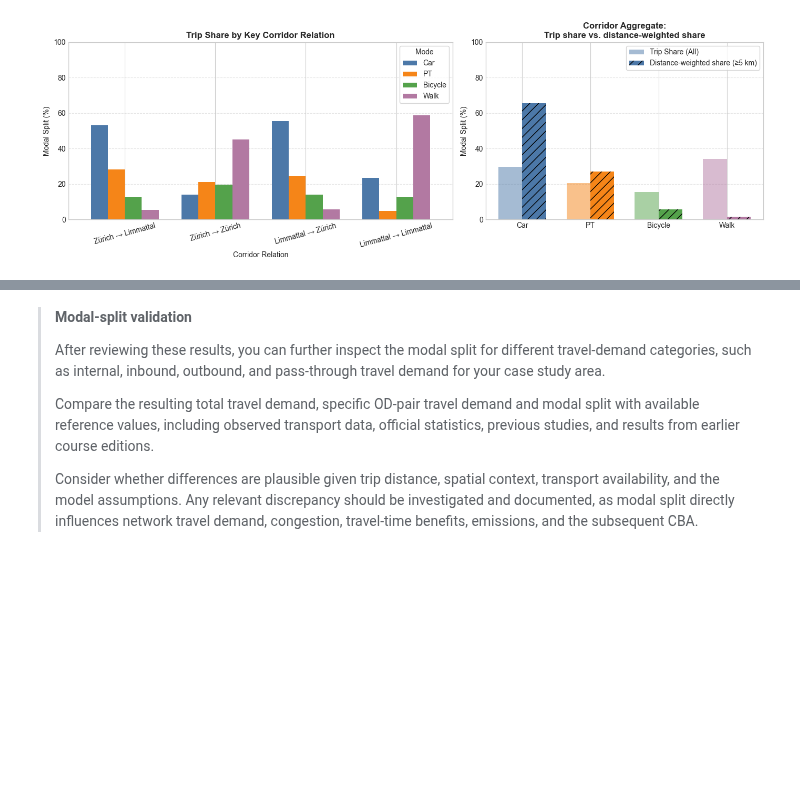
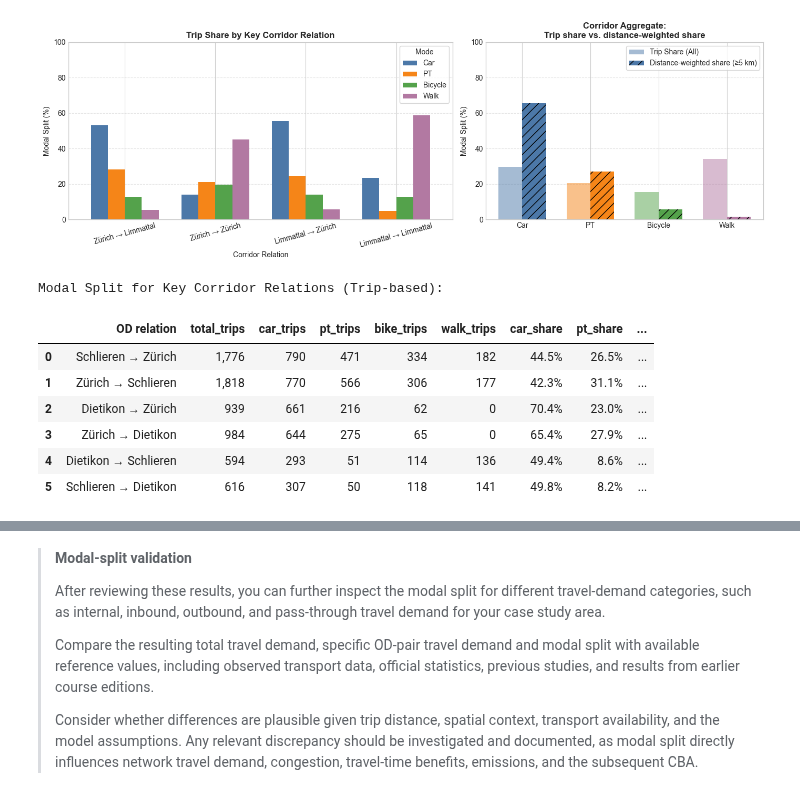
Before and after one commit to sebischoff/IP-HS26-MehrSpur-CaseStudy, a Jupyter notebook: notebooks/02_system_modeling.ipynb, the cells around one changed output, grey strips where cells are left out. Cells and saved outputs as stored; diff of their text form; code cells hidden in the pictures; blank space fills up the shorter version.

```diff
--- a/notebooks/02_system_modeling.ipynb
+++ b/notebooks/02_system_modeling.ipynb
@@ -687,3 +687,35 @@ Modal Split for Key Corridor Relations (Trip-based):
 | 2 | Limmattal → Zürich | 3,208 | 1,783 | 786 | 453 | 187 | 55.6% | 24.5% | ... |
 | 3 | Limmattal → Limmattal | 15,666 | 3,688 | 737 | 2,009 | 9,233 | 23.5% | 4.7% | ... |
 [figure]
+# %%
+key_pairs = [
+    ("Schlieren", "Zürich"),
+    ("Zürich", "Schlieren"),
+    ("Dietikon", "Zürich"),
+    ("Zürich", "Dietikon"),
+    ("Dietikon", "Schlieren"),
+    ("Schlieren", "Dietikon")
+]
+od_split = tmi.corridor_od_summary(ctx, res_stage0, key_pairs)
+exports.save_outputs("1_5_baseline_modal_split", tables={"od_relations": od_split})
+print("\nModal Split for Key Corridor Relations (Trip-based):")
+display(od_split.style.format({
+    "total_trips": "{:,.0f}",
+    "car_trips": "{:,.0f}",
+    "pt_trips": "{:,.0f}",
+    "bike_trips": "{:,.0f}",
+    "walk_trips": "{:,.0f}",
+    "car_share": "{:.1%}",
+    "pt_share": "{:.1%}",
+    "bike_share": "{:.1%}",
+    "walk_share": "{:.1%}",
+}))
+# %% [output]
+Modal Split for Key Corridor Relations (Trip-based):
+|  | OD relation | total_trips | car_trips | pt_trips | bike_trips | walk_trips | car_share | pt_share | ... |
+| 0 | Schlieren → Zürich | 1,776 | 790 | 471 | 334 | 182 | 44.5% | 26.5% | ... |
+| 1 | Zürich → Schlieren | 1,818 | 770 | 566 | 306 | 177 | 42.3% | 31.1% | ... |
+| 2 | Dietikon → Zürich | 939 | 661 | 216 | 62 | 0 | 70.4% | 23.0% | ... |
+| 3 | Zürich → Dietikon | 984 | 644 | 275 | 65 | 0 | 65.4% | 27.9% | ... |
+| 4 | Dietikon → Schlieren | 594 | 293 | 51 | 114 | 136 | 49.4% | 8.6% | ... |
+| 5 | Schlieren → Dietikon | 616 | 307 | 50 | 118 | 141 | 49.8% | 8.2% | ... |
```
Also changed, not shown: parts of 2 cells of this notebook.
